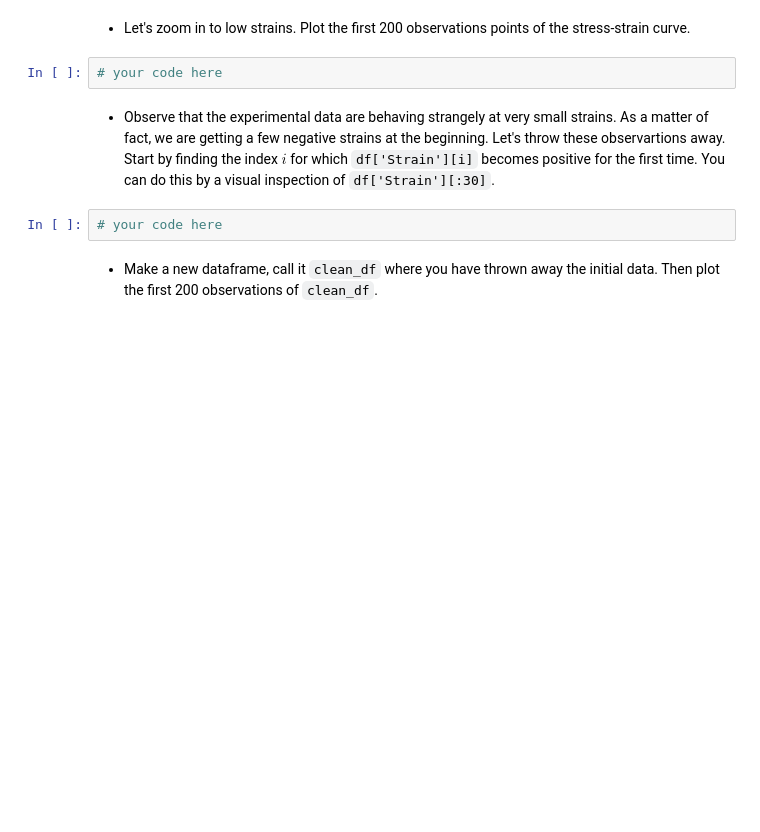
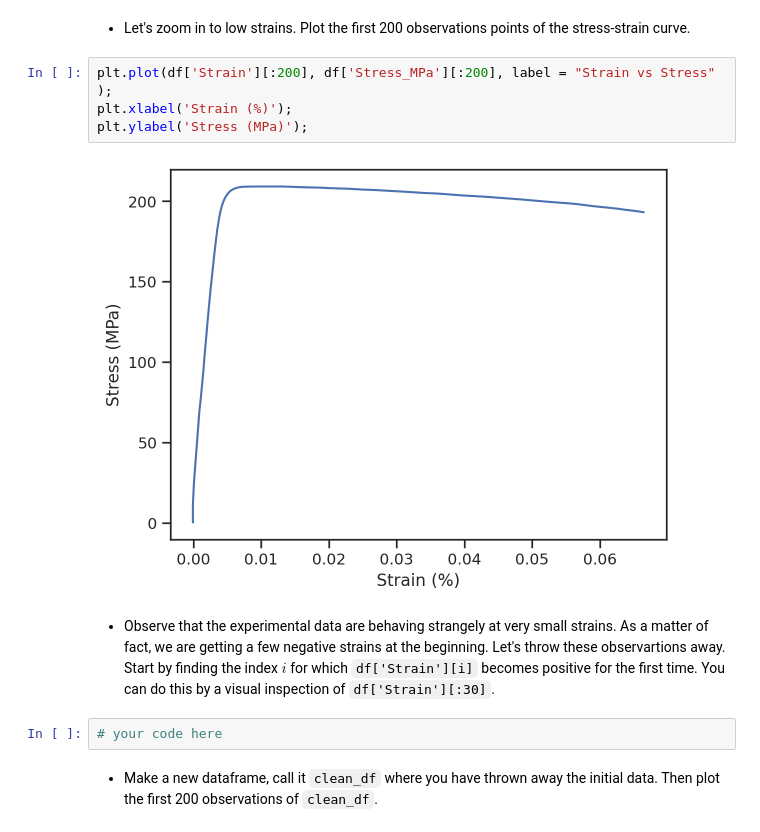
Before and after one commit to benmariner99/me-239-intro-to-data-science, a Jupyter notebook: lecture05/homework_05.ipynb, the cells around one changed output. Drawn from its saved outputs; the diff is of its cells as text; blank space fills up the shorter version.

```diff
--- a/lecture05/homework_05.ipynb
+++ b/lecture05/homework_05.ipynb
@@ -114,7 +175,11 @@ print('The file I picked is: ', filename)
 # %% [markdown]
 + Let's zoom in to low strains. Plot the first 200 observations points of the stress-strain curve.
 # %%
-# your code here
+plt.plot(df['Strain'][:200], df['Stress_MPa'][:200], label = "Strain vs Stress" );
+plt.xlabel('Strain (%)');
+plt.ylabel('Stress (MPa)');
+# %% [output]
+[figure, added]
 # %% [markdown]
 + Observe that the experimental data are behaving strangely at very small strains. As a matter of fact, we are getting a few negative strains at the beginning.
 Let's throw these observartions away. Start by finding the index $i$ for which `df['Strain'][i]` becomes positive for the first time. You can do this by a visual inspection of `df['Strain'][:30]`.
```
Also changed, not shown: parts of 8 cells of this notebook.
